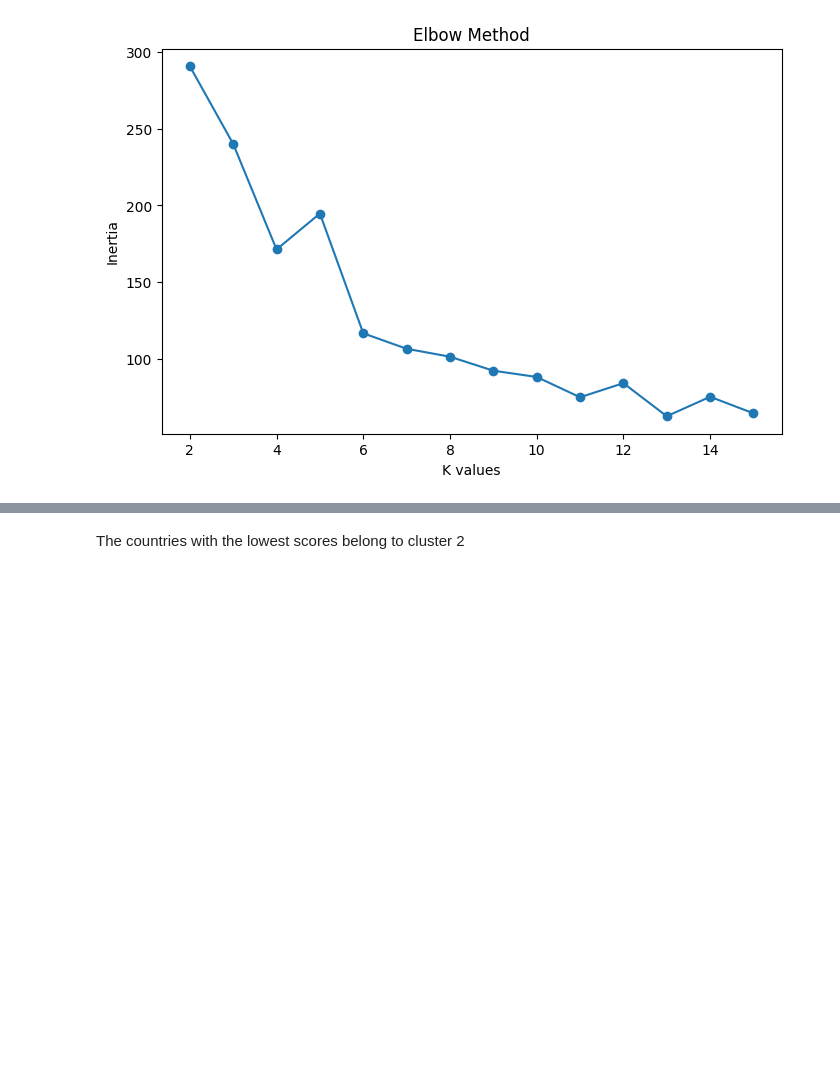
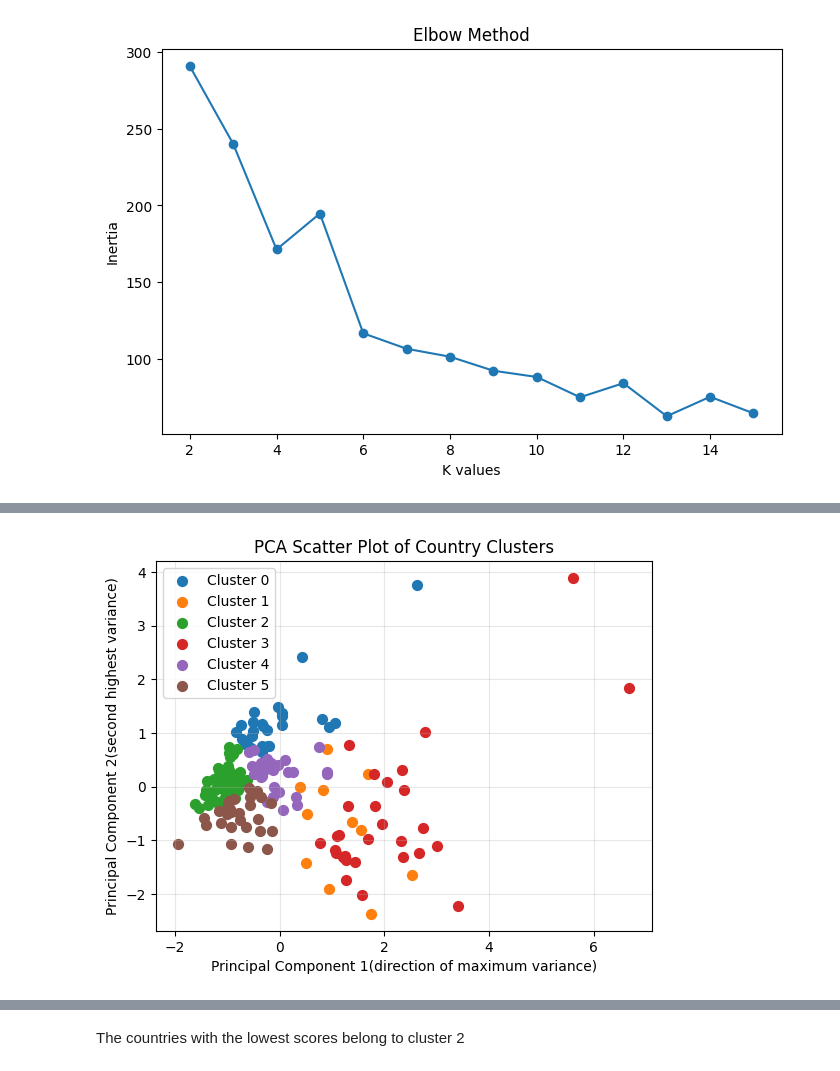
Before and after one commit to piyush-2911/INIT_Tasks, a Jupyter notebook: Task2/task2_Piyush.ipynb, the cells around one changed output, grey strips where cells are left out. Drawn from its saved outputs; the diff is of its cells as text; code cells hidden in the pictures; blank space fills up the shorter version.

```diff
--- a/Task2/task2_Piyush.ipynb
+++ b/Task2/task2_Piyush.ipynb
@@ -558,3 +556,23 @@ print(y_pred)
+# %%
+pca = PCA(n_components=2)
+X_pca = pca.fit_transform(scaled_data)
+# %%
+for k in range(6):
+    plt.scatter(
+        X_pca[y_pred == k, 0],
+        X_pca[y_pred == k, 1],
+        label=f"Cluster {k}",
+        s=50
+    )
+
+plt.xlabel("Principal Component 1(direction of maximum variance)")
+plt.ylabel("Principal Component 2(second highest variance)")
+plt.title("PCA Scatter Plot of Country Clusters")
+plt.legend()
+plt.grid(alpha=0.3)
+plt.show()
+# %% [output]
+[figure, added]
 # %%
 params=pd.DataFrame(model1.centroids, columns=country_data1.columns)
 sns.heatmap(params, annot=True, fmt=".2f", cmap="coolwarm")
```
Also changed, not shown: parts of 7 cells of this notebook.
